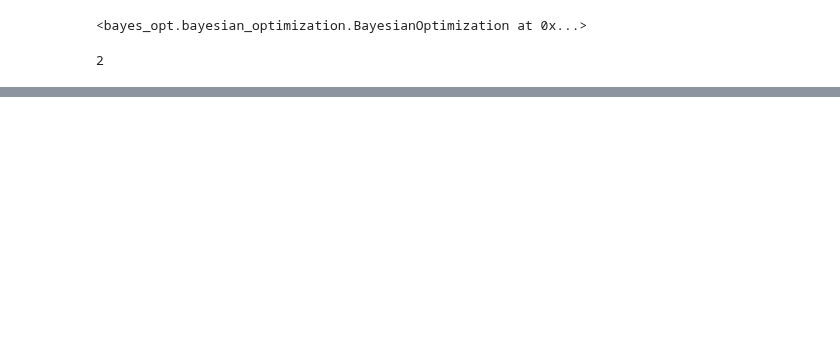
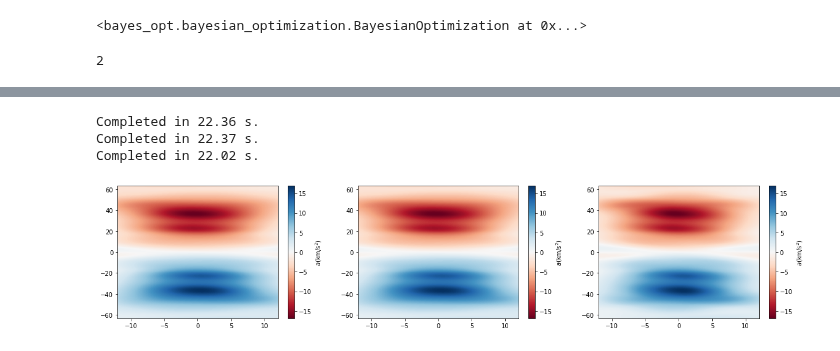
Before and after one commit to DongkyuLim/MgF-simulation, a Jupyter notebook: Vc Bayes1.ipynb, the cells around one changed output, grey strips where cells are left out. Saved outputs shown, nothing was run; the diff lists cells and outputs as text; code cells hidden in the pictures; blank space fills up the shorter version.

```diff
--- a/Vc Bayes1.ipynb
+++ b/Vc Bayes1.ipynb
@@ -158,5 +156,5 @@ print(time.time()-start)
 # %%
-pbounds = {'v0s':(2,8),'Bgrad':(0.5,20),'d1':(-3,1),'d2':(-3,1),'d3':(-3,1),'d4':(-3,1),'p1':(0,50),'p2':(0,50),'p3':(0,50),'p4':(0,50),'pol1':(-1,1),'pol2':(-1,1),'pol3':(-1,1),'pol4':(-1,1)}
+pbounds = {'v0s':(2,8),'Bgrad':(0.5,2),'d1':(-3,1),'d2':(-3,1),'d3':(-3,1),'d4':(-3,1),'p1':(0,50),'p2':(0,50),'p3':(0,50),'p4':(0,50),'pol1':(-1,1),'pol2':(-1,1),'pol3':(-1,1),'pol4':(-1,1)}
 # %%
 optimizer = BayesianOptimization(
     f = vc_bayesian,
@@ -426,3 +448,47 @@ Completed in 36.45 s.
+# %%
+def ploting_function_3(v0s,Bgrad, d1,d2,d3,d4,p1,p2,p3,p4,pol1,pol2,pol3,pol4):
+    # v_list = np.linspace(v0s-2,v0s+2,11)
+    zz = np.linspace(-1*z_max,z_max,100)
+    vv = np.linspace(-1*v_max,v_max,100)
+    Z,V = np.meshgrid(zz,vv)
+    sols_list = list()
+
+    laserBeams = Fixed_detune_MgF_MOT(d1,d2,d3,d4,p1,p2,p3,p4,pol1,pol2,pol3,pol4)
+    magField=pylcp.quadrupoleMagneticField(Bgrad*x0*1000)
+    eqn = pylcp.rateeq(laserBeams=laserBeams,magField=magField,hamitlonian=hamiltonian)
+    eqn.generate_force_profile([Z,np.zeros(Z.shape),np.zeros(Z.shape)],[V,np.zeros(V.shape),np.zeros(V.shape)],name='Fx',progress_bar=1)
+    eqn.generate_force_profile([np.zeros(Z.shape),Z,np.zeros(Z.shape)],[np.zeros(V.shape),V,np.zeros(V.shape)],name='Fy',progress_bar=1)
+    eqn.generate_force_profile([np.zeros(Z.shape),np.zeros(Z.shape),Z],[np.zeros(V.shape),np.zeros(V.shape),V],name='Fz',progress_bar=1)
+
+
+    fig,ax = plt.subplots(1,3,figsize=(20,4))
+    imx = ax[0].imshow(eqn.profile['Fx'].F[0]*a0/mass*1e-3, origin='lower',
+           extent=(np.amin(zz*x0*1000), np.amax(zz*x0*1000),
+                   np.amin(vv*v0), np.amax(vv*v0)),
+           aspect='auto',cmap='RdBu')
+    cbx = plt.colorbar(imx,ax = ax[0])
+    cbx.set_label('$a (\mathrm{km/s^2})$')
+
+    imy = ax[1].imshow(eqn.profile['Fy'].F[1]*a0/mass*1e-3, origin='lower',
+           extent=(np.amin(zz*x0*1000), np.amax(zz*x0*1000),
+                   np.amin(vv*v0), np.amax(vv*v0)),
+           aspect='auto',cmap='RdBu')
+    cby = plt.colorbar(imy,ax = ax[1])
+    cby.set_label('$a (\mathrm{km/s^2})$')
+
+    imz = ax[2].imshow(eqn.profile['Fz'].F[2]*a0/mass*1e-3, origin='lower',
+           extent=(np.amin(zz*x0*1000), np.amax(zz*x0*1000),
+                   np.amin(vv*v0), np.amax(vv*v0)),
+           aspect='auto',cmap='RdBu')
+    cbz = plt.colorbar(imz,ax = ax[2])
+    cbz.set_label('$a (\mathrm{km/s^2})$')
+# %%
+ploting_function_3(**optimizer.max['params'])
+# %% [output]
+Completed in 22.36 s.
+Completed in 22.37 s.
+Completed in 22.02 s.
+[figure, added]
 # %%
 optimizer.max['params']
 # %% [output]
```
Also changed, not shown: parts of 25 cells of this notebook, 5 other files.
